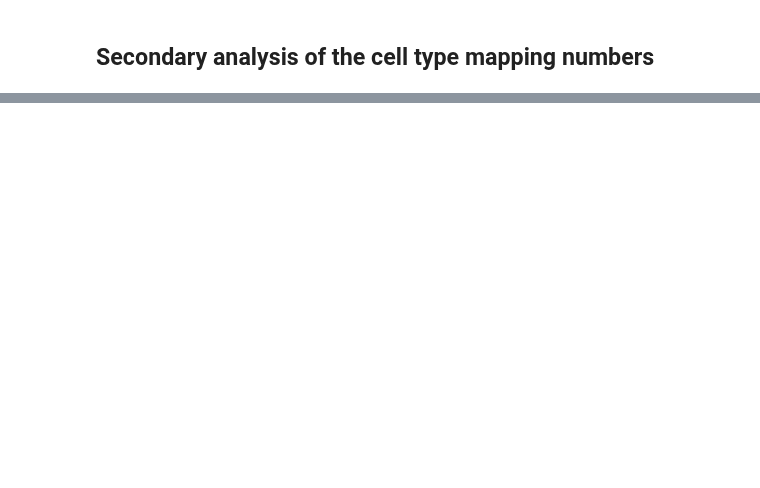
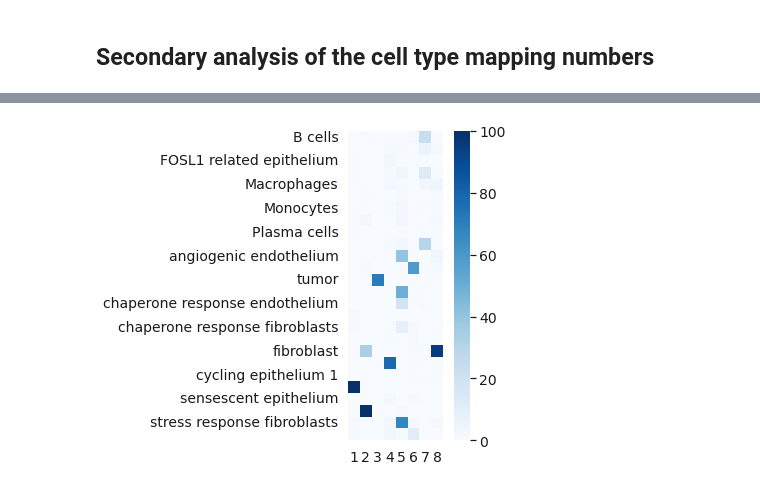
Before and after one commit to akiviaho/spatial, a Jupyter notebook: notebooks/spatial-post-c2l-mapping.ipynb, the cells around one changed output, grey strips where cells are left out. Saved outputs shown, nothing was run; the diff lists cells and outputs as text; code cells hidden in the pictures; blank space fills up the shorter version.

```diff
--- a/notebooks/spatial-post-c2l-mapping.ipynb
+++ b/notebooks/spatial-post-c2l-mapping.ipynb
@@ -262,3 +327,27 @@ plt.show()
+# %%
+# Plot the nmf results on two rows
+# Create subplots with 2 rows and 4 columns
+fig, ax = plt.subplots(figsize=(5, 5))
+
+n_components = 8
+
+# Drop the redundant cell types prior to plotting
+nmf_res_for_plotting = nmf_res_dict[n_components].copy()
+#nmf_res_for_plotting = nmf_res_for_plotting.loc[~(nmf_res_for_plotting.max(axis=1) < nmf_res_for_plotting.stack().quantile(0.9))]
+
+# Determine the position of the subplot on the grid
+row = i // 3
+col = i % 3
+
+# Plot the heatmap on the corresponding subplot
+sns.heatmap(nmf_res_for_plotting, cmap='Blues', square=True, ax=ax, vmax=100,cbar=True)
+
+plt.tight_layout()
+
+plt.savefig('plots/nmf_components_with_colorbar.pdf')
+plt.show()
+# %% [output]
+[figure, added]
 # %%
 # Select the best number of factors and annotate them
 tissue_region_names = {1:'Luminal epithelium', 2:'Muscle', 3:'Tumor', 4:'Intermediate epithelium',
```
Also changed, not shown: parts of 5 cells of this notebook.
